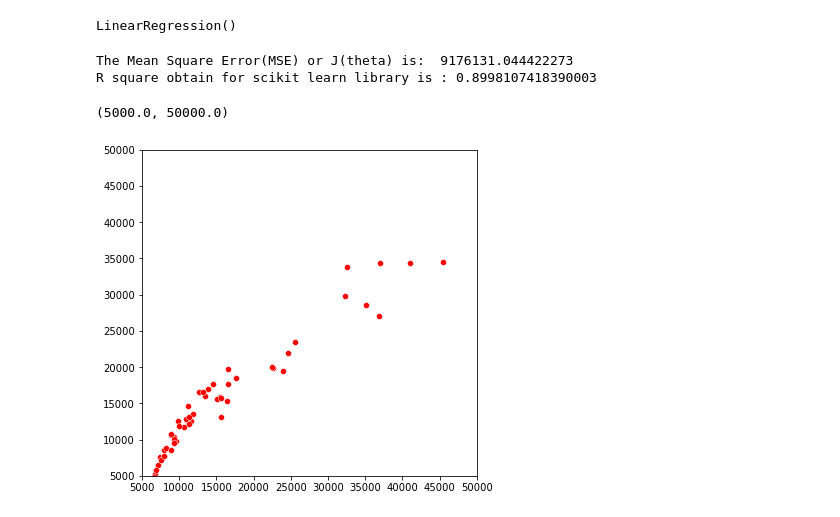
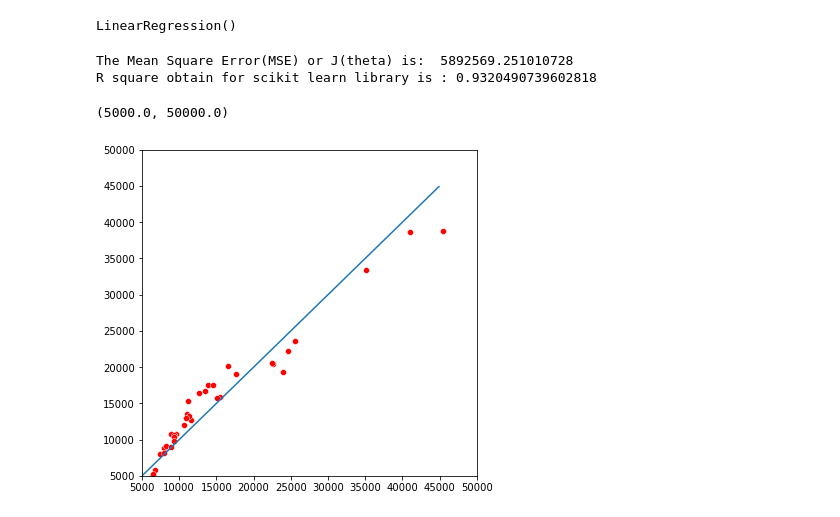
Before and after one commit to bayu-wilson/mini-projects, a Jupyter notebook: carPrice_Reg/carPrices.ipynb, the cells around one changed output. Saved outputs shown, nothing was run; the diff lists cells and outputs as text; code cells hidden in the pictures.

```diff
--- a/carPrice_Reg/carPrices.ipynb
+++ b/carPrice_Reg/carPrices.ipynb
@@ -144,12 +205,28 @@ from sklearn.model_selection import train_test_split
 X = df_encode.drop('price',axis=1) # Independet variable
 y = df_encode['price'] # dependent variable
 
-X_train, X_test, y_train, y_test = train_test_split(X,y,test_size=0.3,random_state=23)
+X_train, X_test, y_train, y_test = train_test_split(X,y,test_size=0.2,random_state=23)
+# %%
+from sklearn.preprocessing import MinMaxScaler
+
+scaler = MinMaxScaler()
+# num_vars = ['wheelbase', 'curbweight', 'enginesize', 'boreratio', 'horsepower','fueleconomy','carlength','carwidth','price']
+# df_train[num_vars] = scaler.fit_transform(df_train[num_vars])
+# scaler.fit_transform(X=X,y=y)
+normalized_x_train = pd.DataFrame(
+    scaler.fit_transform(X_train),
+    columns = X_train.columns
+)
+
+normalized_x_test = pd.DataFrame(
+    scaler.fit_transform(X_test),
+    columns = X_test.columns
+)
 # %%
 # Scikit Learn module
 from sklearn.linear_model import LinearRegression
 lin_reg = LinearRegression()
-lin_reg.fit(X_train,y_train) # Note: x_0 =1 is no need to add, sklearn will take care of it.
+lin_reg.fit(normalized_x_train,y_train) # Note: x_0 =1 is no need to add, sklearn will take care of it.
 
 #Parameter
 # sk_theta = [lin_reg.intercept_]+list(lin_reg.coef_)
@@ -159,27 +236,28 @@ lin_reg.fit(X_train,y_train) # Note: x_0 =1 is no need to add, sklearn will take
 LinearRegression()
 # %%
 # sklearn regression module
-y_pred_sk = lin_reg.predict(X_test)
+y_pred_sk = lin_reg.predict(normalized_x_test)
 
 #Evaluvation: MSE
 from sklearn.metrics import mean_squared_error
 J_mse_sk = mean_squared_error(y_pred_sk, y_test)
 
 # R_square
-R_square_sk = lin_reg.score(X_test,y_test)
+R_square_sk = lin_reg.score(normalized_x_test,y_test)
 print('The Mean Square Error(MSE) or J(theta) is: ',J_mse_sk)
 print('R square obtain for scikit learn library is :',R_square_sk)
 # %% [output]
-The Mean Square Error(MSE) or J(theta) is:  9176131.044422273
-R square obtain for scikit learn library is : 0.8998107418390003
+The Mean Square Error(MSE) or J(theta) is:  5892569.251010728
+R square obtain for scikit learn library is : 0.9320490739602818
 # %%
 plt.figure(figsize=(6,6))
 sns.scatterplot(x=y_test.values,y=y_pred_sk,color='r')
+plt.plot(np.arange(0,45e3,100),np.arange(0,45e3,100))
 plt.xlim(5000,50000)
 plt.ylim(5000,50000)
 # %% [output]
 (5000.0, 50000.0)
-[figure, old version]
+[figure, new version]
 # %%
 #it looks okay. The model consistently underestimates the price of expensive cars.
 # %%
```
Also changed, not shown: parts of 11 cells of this notebook, 2 other files.
